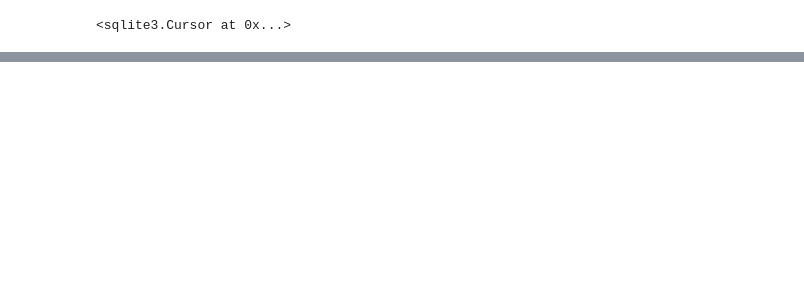
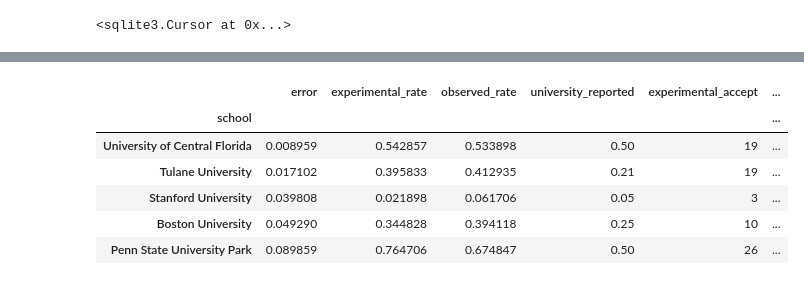
Before and after one commit to peakay/CollegePredictions, a Jupyter notebook: BalancedPredictions - Cluster on Handpicked Column.ipynb, the cells around one changed output, grey strips where cells are left out. Saved outputs shown, nothing was run; the diff lists cells and outputs as text; code cells hidden in the pictures; blank space fills up the shorter version.

```diff
--- a/BalancedPredictions - Cluster on Handpicked Column.ipynb
+++ b/BalancedPredictions - Cluster on Handpicked Column.ipynb
@@ -345,0 +347,10 @@ output_df
+# %%
+graph_me
+# %% [output]
+|  | error | experimental_rate | observed_rate | university_reported | experimental_accept | ... |
+| school |  |  |  |  |  | ... |
+| University of Central Florida | 0.008959 | 0.542857 | 0.533898 | 0.50 | 19 | ... |
+| Tulane University | 0.017102 | 0.395833 | 0.412935 | 0.21 | 19 | ... |
+| Stanford University | 0.039808 | 0.021898 | 0.061706 | 0.05 | 3 | ... |
+| Boston University | 0.049290 | 0.344828 | 0.394118 | 0.25 | 10 | ... |
+| Penn State University Park | 0.089859 | 0.764706 | 0.674847 | 0.50 | 26 | ... |
```
Also changed, not shown: parts of 12 cells of this notebook, 1 other file.
